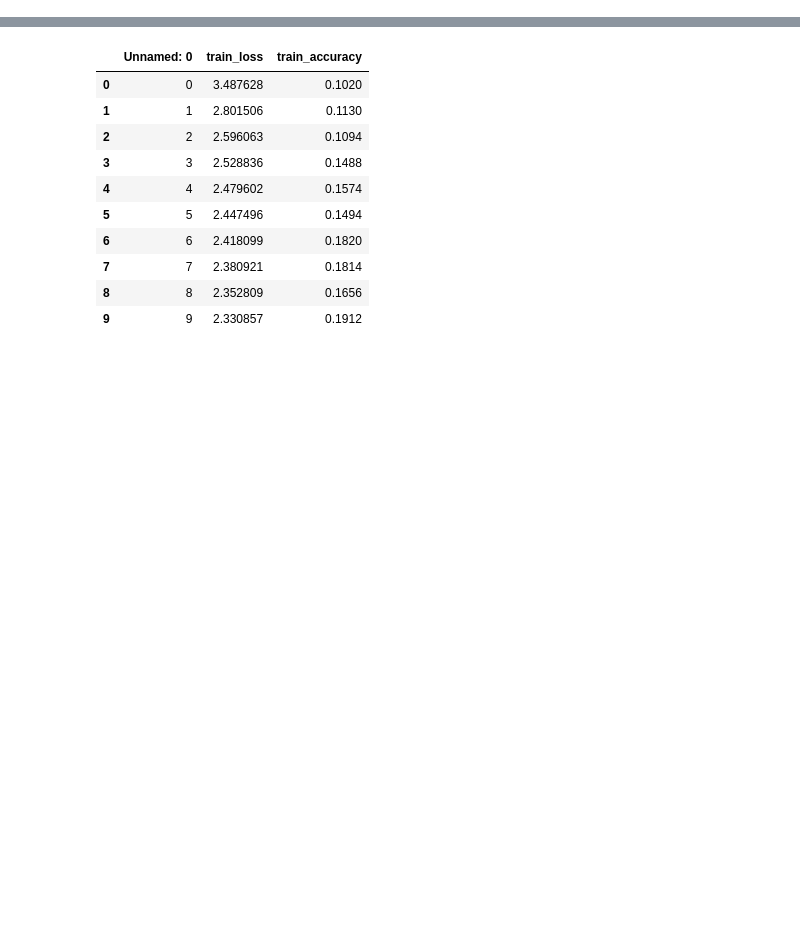
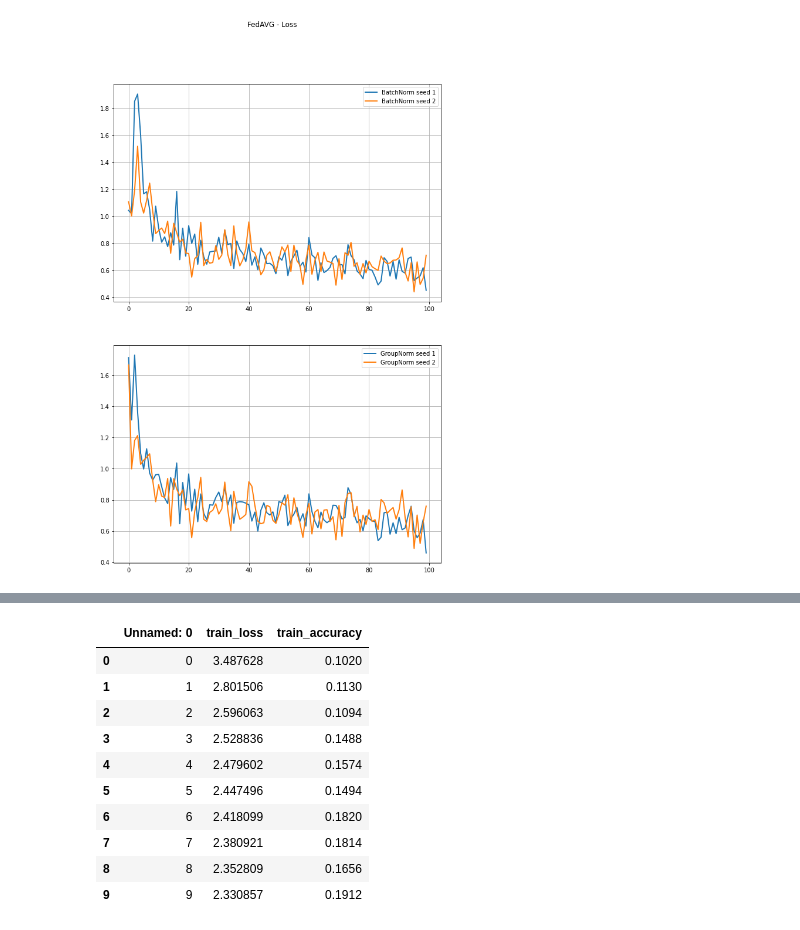
Before and after one commit to dadodimauro/MLDL-Federated-Learning, a Jupyter notebook: plot.ipynb, the cells around one changed output, grey strips where cells are left out. Drawn from its saved outputs; the diff is of its cells as text; code cells hidden in the pictures; blank space fills up the shorter version.

```diff
--- a/plot.ipynb
+++ b/plot.ipynb
@@ -1,3 +1,37 @@
 # %%
 import pandas as pd
 import matplotlib.pyplot as plt
+# %%
+data_batchNorm_iid0_unbalanced0_s1 = pd.read_csv("fedAVG_results/ResNet50_100_sgd_lr_[0.001]_C[0.1]_iid[0]_unbalanced[0]_E[1]_B[10]_BatchNorm_numGroups[0].csv")
+data_groupNorm_iid0_unbalanced0_s1 = pd.read_csv("fedAVG_results/ResNet50_100_sgd_lr_[0.001]_C[0.1]_iid[0]_unbalanced[0]_E[1]_B[10]_GroupNorm_numGroups[4].csv")
+data_batchNorm_iid0_unbalanced0_s2 = pd.read_csv("fedAVG_results/new_random_seed/ResNet50_100_sgd_lr_[0.001]_C[0.1]_iid[0]_unbalanced[0]_E[1]_B[10]_BatchNorm_numGroups[0].csv")
+data_groupNorm_iid0_unbalanced0_s2 = pd.read_csv("fedAVG_results/new_random_seed/ResNet50_100_sgd_lr_[0.001]_C[0.1]_iid[0]_unbalanced[0]_E[1]_B[10]_GroupNorm_numGroups[4].csv")
+
+train_loss_batchNorm_iid0_unbalanced0_s1 = list(data_batchNorm_iid0_unbalanced0_s1["train_loss"].values)
+train_acc_batchNorm_iid0_unbalanced0_s1 = list(data_batchNorm_iid0_unbalanced0_s1["train_accuracy"].values)
+train_loss_groupNorm_iid0_unbalanced0_s1 = list(data_groupNorm_iid0_unbalanced0_s1["train_loss"].values)
+train_acc_groupNorm_iid0_unbalanced0_s1 = list(data_groupNorm_iid0_unbalanced0_s1["train_accuracy"].values)
+train_loss_batchNorm_iid0_unbalanced0_s2 = list(data_batchNorm_iid0_unbalanced0_s2["train_loss"].values)
+train_acc_batchNorm_iid0_unbalanced0_s2 = list(data_batchNorm_iid0_unbalanced0_s2["train_accuracy"].values)
+train_loss_groupNorm_iid0_unbalanced0_s2 = list(data_groupNorm_iid0_unbalanced0_s2["train_loss"].values)
+train_acc_groupNorm_iid0_unbalanced0_s2 = list(data_groupNorm_iid0_unbalanced0_s2["train_accuracy"].values)
+
+fig, ax = plt.subplots(2, figsize=(10, 15))
+
+ax[0].plot(range(len(train_loss_batchNorm_iid0_unbalanced0_s1)), train_loss_batchNorm_iid0_unbalanced0_s1, linewidth=2, linestyle='-', label="BatchNorm seed 1")
+ax[1].plot(range(len(train_loss_groupNorm_iid0_unbalanced0_s1)), train_loss_groupNorm_iid0_unbalanced0_s1, linewidth=2, linestyle='-', label="GroupNorm seed 1")
+ax[0].plot(range(len(train_loss_batchNorm_iid0_unbalanced0_s2)), train_loss_batchNorm_iid0_unbalanced0_s2, linewidth=2, linestyle='-', label="BatchNorm seed 2")
+ax[1].plot(range(len(train_loss_groupNorm_iid0_unbalanced0_s2)), train_loss_groupNorm_iid0_unbalanced0_s2, linewidth=2, linestyle='-', label="GroupNorm seed 2")
+
+ax[0].legend()
+ax[0].grid()
+ax[1].legend()
+ax[1].grid()
+
+plt.suptitle('FedAVG - Loss')
+
+plt.savefig("fedAVG_results/new_random_seed/seed_differences_loss.png")
+
+plt.show()
+# %% [output]
+[figure, added]
```
Also changed, not shown: parts of 4 cells of this notebook, 18 other files.
